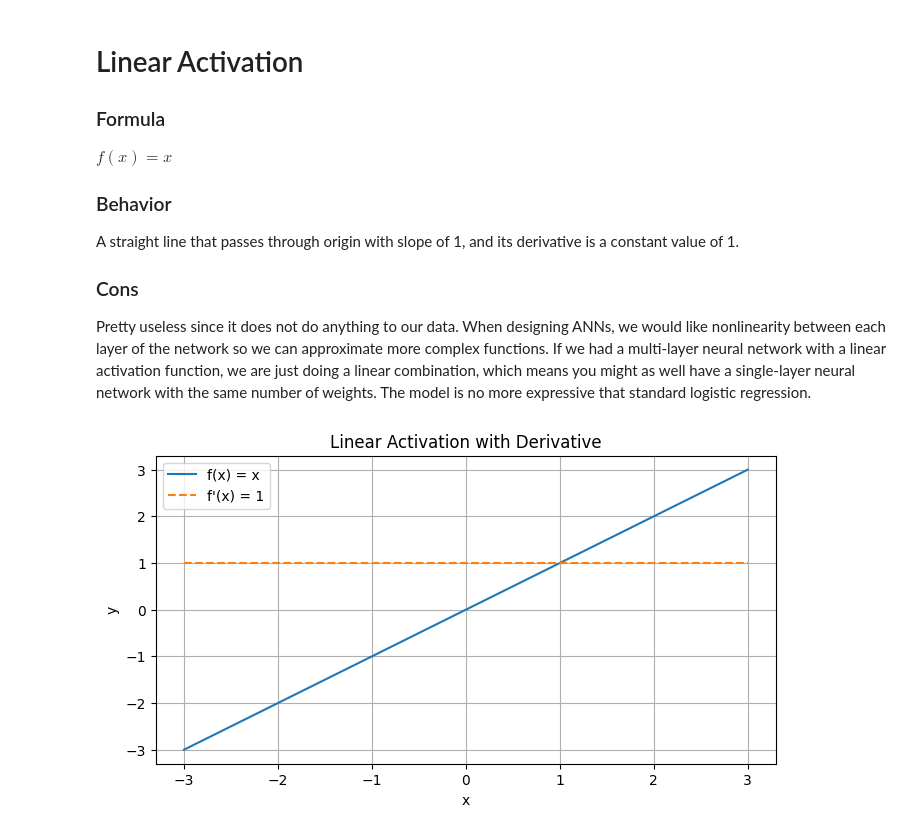
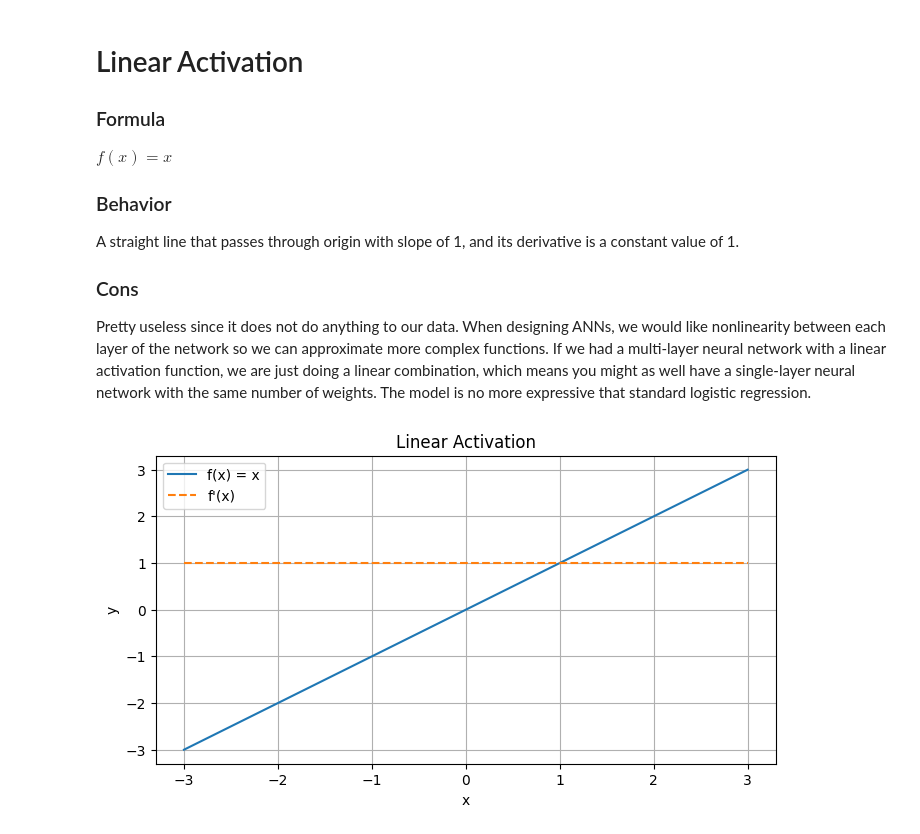
Before and after one commit to Jiminator/MLNotes, a Jupyter notebook: MLStudio/activation_functions.ipynb, the cells around one changed output. Saved outputs shown, nothing was run; the diff lists cells and outputs as text; code cells hidden in the pictures.

```diff
--- a/MLStudio/activation_functions.ipynb
+++ b/MLStudio/activation_functions.ipynb
@@ -6,6 +6,30 @@ import torch
 # Activation Functions
 
 A small notebook that documents different popular activation functions used in neural networks, their behavior, pros/cons and use cases.
+# %%
+# Here are some helper functions that are used throughout the notebook
+
+def derivative(function, x):
+    x = torch.tensor(x, requires_grad=True)
+    y = function(x)
+    y.backward()
+    return x.grad.item()
+
+def plot(activation, name, formula):
+    x_values = torch.linspace(-3, 3, 100)
+    y_values = [activation(x).item() for x in x_values]
+    dy_values = [derivative(activation, x) for x in x_values]
+
+    # Plotting
+    plt.figure(figsize=(8, 4))
+    plt.plot(x_values, y_values, label="f(x) = " + formula)
+    plt.plot(x_values, dy_values, label="f'(x)", linestyle='--')
+    plt.title(name)
+    plt.xlabel('x')
+    plt.ylabel('y')
+    plt.legend()
+    plt.grid(True)
+    plt.show()
 # %% [markdown]
 # Linear Activation
 
@@ -17,31 +41,10 @@ A straight line that passes through origin with slope of 1, and its derivative i
 
 ### Cons
 Pretty useless since it does not do anything to our data. When designing ANNs, we would like nonlinearity between each layer of the network so we can approximate more complex functions. If we had a multi-layer neural network with a linear activation function, we are just doing a linear combination, which means you might as well have a single-layer neural network with the same number of weights. The model is no more expressive that standard logistic regression.
-# %%
-def f(x):
-    return x
-
-def derivative(x):
-    x = torch.tensor(x, requires_grad=True)
-    y = f(x)
-    y.backward()
-    return x.grad.item()
-
-# Generate x values
-x_values = torch.linspace(-3, 3, 10)
-# Compute y values for the function and its derivative
-y_values = [f(x).item() for x in x_values]
-dy_values = [derivative(x) for x in x_values]
-
-# Plotting
-plt.figure(figsize=(8, 4))
-plt.plot(x_values, y_values, label='f(x) = x')
-plt.plot(x_values, dy_values, label="f'(x) = 1", linestyle='--')
-plt.title('Linear Activation with Derivative')
-plt.xlabel('x')
-plt.ylabel('y')
-plt.legend()
-plt.grid(True)
-plt.show()
-# %% [output]
-[figure, removed]
+# %%
+def linear(x):
+    return x
+
+plot(linear, 'Linear Activation', 'x')
+# %% [output]
+[figure, added]
```
Also changed, not shown: parts of 2 cells of this notebook.
